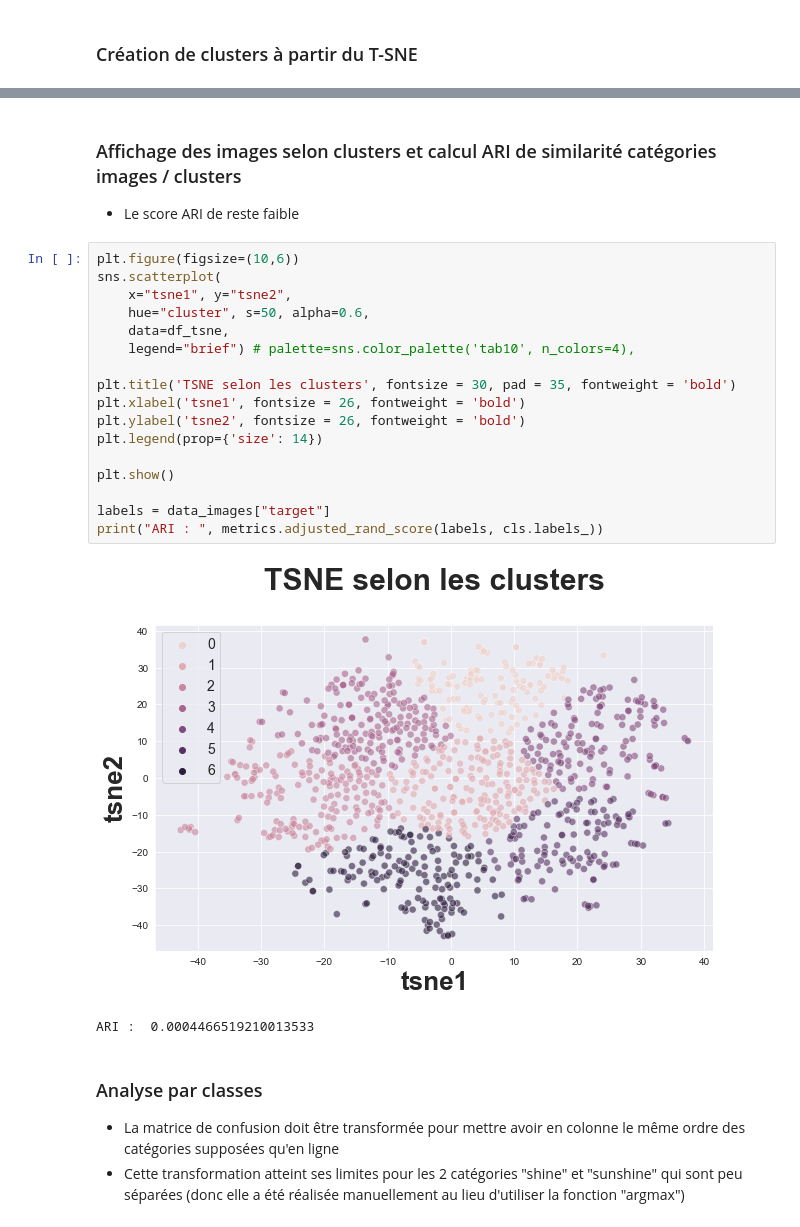
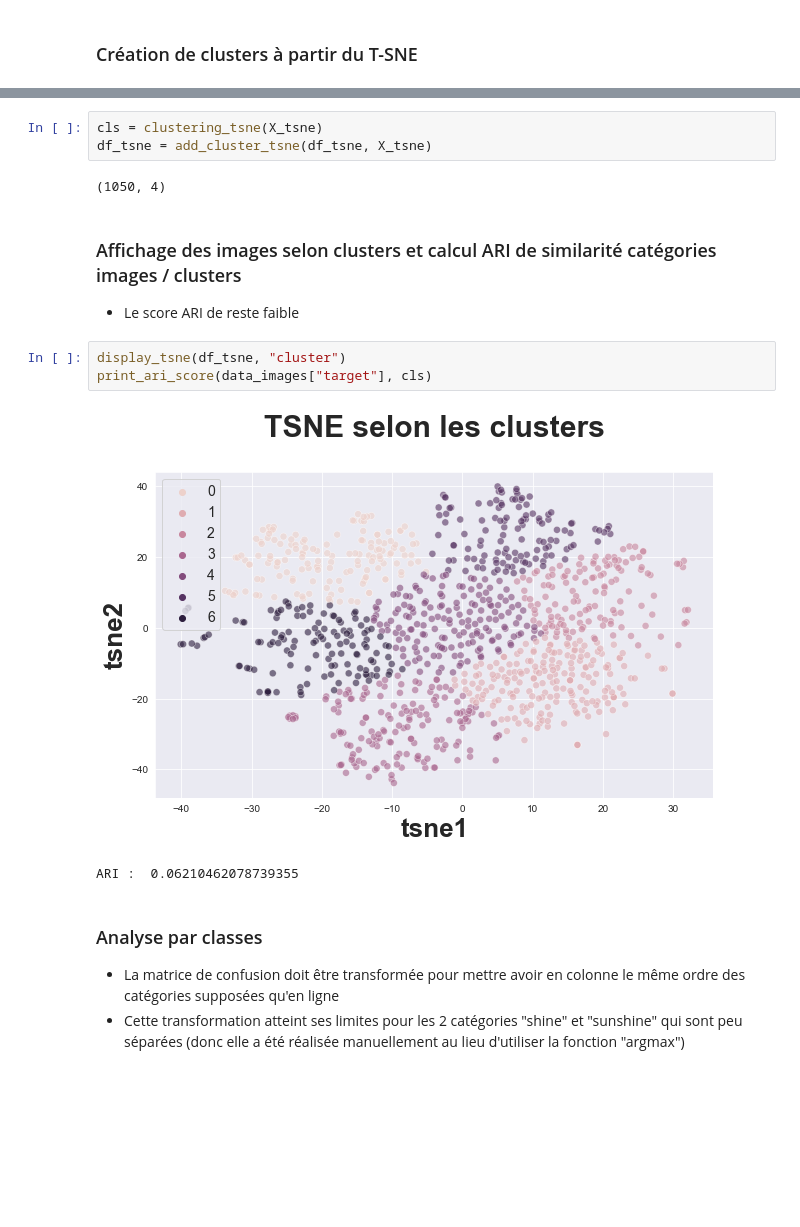
Before and after one commit to oumeima-elgharbi/P6_Data_Science_OpenClassrooms, a Jupyter notebook: P6_02_SIFT.ipynb, the cells around one changed output, grey strips where cells are left out. Cells and saved outputs as stored; diff of their text form; blank space fills up the shorter version.

```diff
--- a/P6_02_SIFT.ipynb
+++ b/P6_02_SIFT.ipynb
@@ -411,26 +265,17 @@ print(df_tsne.shape)
+# %%
+cls = clustering_tsne(X_tsne)
+df_tsne = add_cluster_tsne(df_tsne, X_tsne)
+# %% [output]
+(1050, 4)
 # %% [markdown]
 ###  Affichage des images selon clusters et calcul ARI de similarité catégories images / clusters
 * Le score ARI de reste faible
-# %%
-plt.figure(figsize=(10,6))
-sns.scatterplot(
-    x="tsne1", y="tsne2",
-    hue="cluster", s=50, alpha=0.6,
-    data=df_tsne,
-    legend="brief") # palette=sns.color_palette('tab10', n_colors=4),
-
-plt.title('TSNE selon les clusters', fontsize = 30, pad = 35, fontweight = 'bold')
-plt.xlabel('tsne1', fontsize = 26, fontweight = 'bold')
-plt.ylabel('tsne2', fontsize = 26, fontweight = 'bold')
-plt.legend(prop={'size': 14})
-
-plt.show()
-
-labels = data_images["target"]
-print("ARI : ", metrics.adjusted_rand_score(labels, cls.labels_))
-# %% [output]
-[figure, removed]
-ARI :  0.0004466519210013533
+# %%
+display_tsne(df_tsne, "cluster")
+print_ari_score(data_images["target"], cls)
+# %% [output]
+[figure, added]
+ARI :  0.06210462078739355
 # %% [markdown]
 ### Analyse par classes
 * La matrice de confusion doit être transformée pour mettre avoir en colonne le même ordre des catégories supposées qu'en ligne
```
Also changed, not shown: parts of 30 cells of this notebook, 4 other files.
